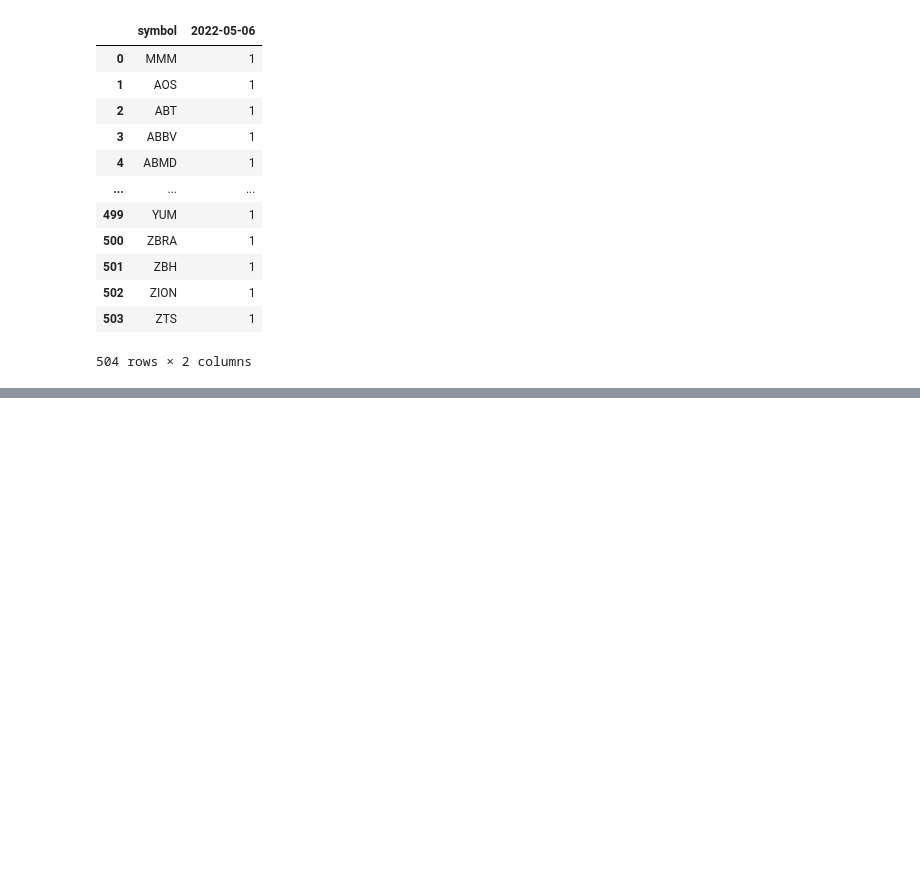
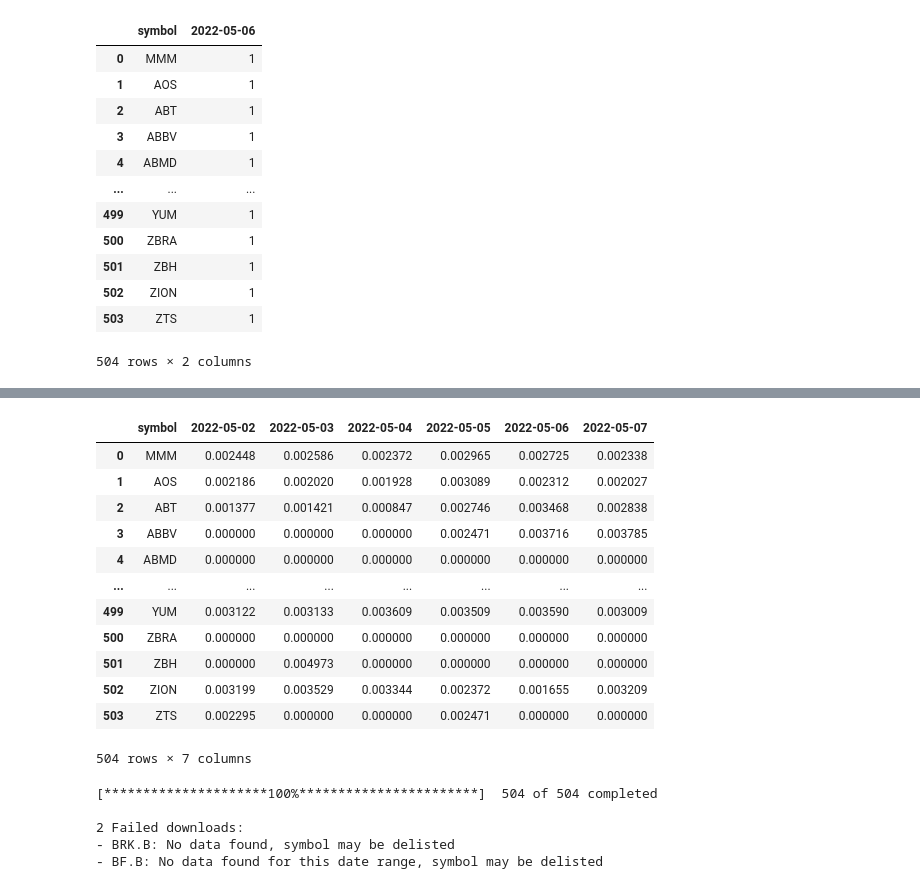
Before and after one commit to AndreasPalmgren/twitter-sentiment, a Jupyter notebook: twitter_sentiment.ipynb, the cells around one changed output, grey strips where cells are left out. Cells and saved outputs as stored; diff of their text form; code cells hidden in the pictures; blank space fills up the shorter version.

```diff
--- a/twitter_sentiment.ipynb
+++ b/twitter_sentiment.ipynb
@@ -264,0 +259,26 @@ df_weights
+# %%
+df_weights = pd.read_csv('data/weights.csv')
+df_weights
+# %% [output]
+|  | symbol | 2022-05-02 | 2022-05-03 | 2022-05-04 | 2022-05-05 | 2022-05-06 | 2022-05-07 |
+| 0 | MMM | 0.002448 | 0.002586 | 0.002372 | 0.002965 | 0.002725 | 0.002338 |
+| 1 | AOS | 0.002186 | 0.002020 | 0.001928 | 0.003089 | 0.002312 | 0.002027 |
+| 2 | ABT | 0.001377 | 0.001421 | 0.000847 | 0.002746 | 0.003468 | 0.002838 |
+| 3 | ABBV | 0.000000 | 0.000000 | 0.000000 | 0.002471 | 0.003716 | 0.003785 |
+| 4 | ABMD | 0.000000 | 0.000000 | 0.000000 | 0.000000 | 0.000000 | 0.000000 |
+| ... | ... | ... | ... | ... | ... | ... | ... |
+| 499 | YUM | 0.003122 | 0.003133 | 0.003609 | 0.003509 | 0.003590 | 0.003009 |
+| 500 | ZBRA | 0.000000 | 0.000000 | 0.000000 | 0.000000 | 0.000000 | 0.000000 |
+| 501 | ZBH | 0.000000 | 0.004973 | 0.000000 | 0.000000 | 0.000000 | 0.000000 |
+| 502 | ZION | 0.003199 | 0.003529 | 0.003344 | 0.002372 | 0.001655 | 0.003209 |
+| 503 | ZTS | 0.002295 | 0.000000 | 0.000000 | 0.002471 | 0.000000 | 0.000000 |
+504 rows × 7 columns
+# %%
+import yfinance as yf
+dt = yf.download(stock_list["symbol"].tolist(), "2022-05-03", "2022-05-07")
+# %% [output]
+[*********************100%***********************]  504 of 504 completed
+
+2 Failed downloads:
+- BRK.B: No data found, symbol may be delisted
+- BF.B: No data found for this date range, symbol may be delisted
```
Also changed, not shown: parts of 13 cells of this notebook, 6 other files.
